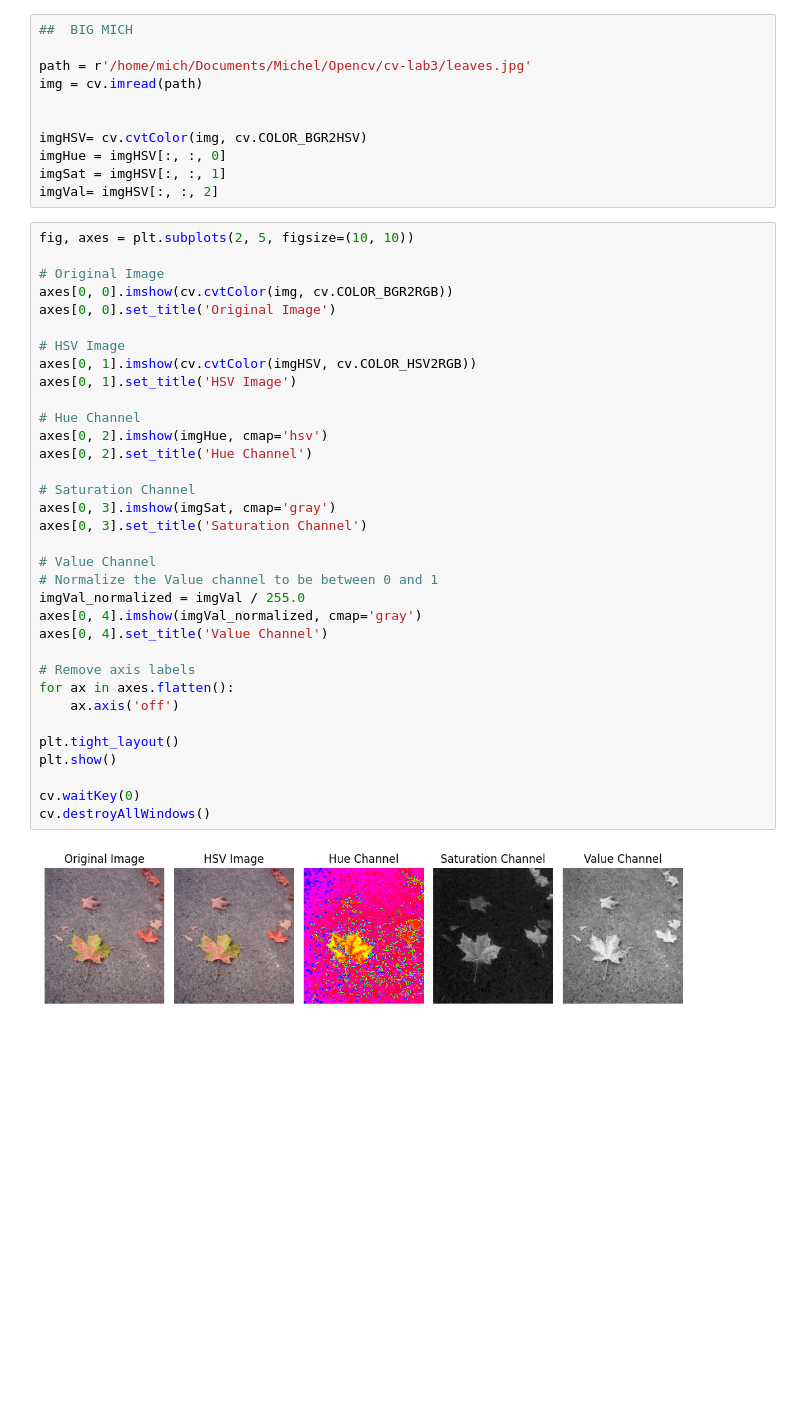
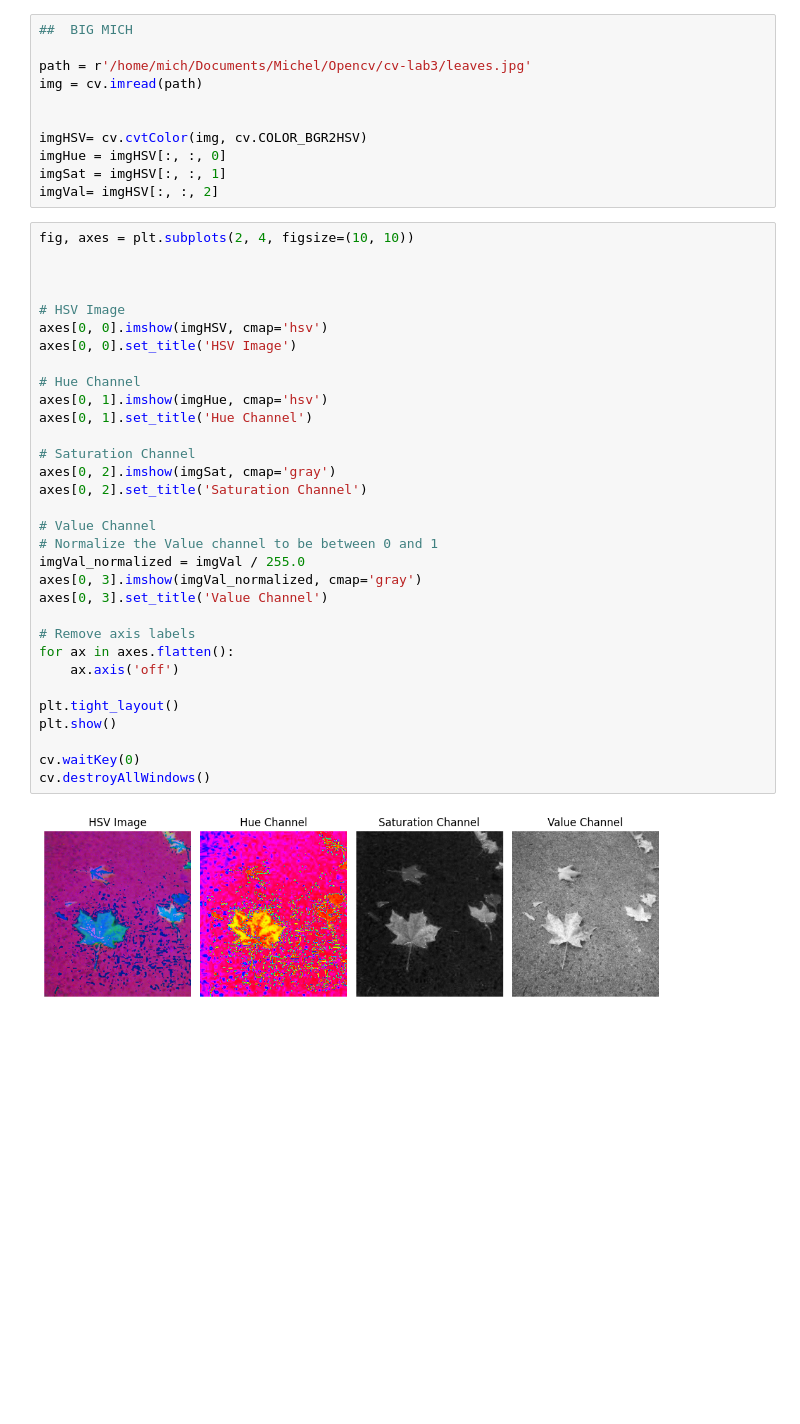
Before and after one commit to Neelxm10/cv-lab3, a Jupyter notebook: cv-lab3.ipynb, the cells around one changed output. Cells and saved outputs as stored; diff of their text form.

```diff
--- a/cv-lab3.ipynb
+++ b/cv-lab3.ipynb
@@ -19,38 +19,36 @@ imgHue = imgHSV[:, :, 0]
 imgSat = imgHSV[:, :, 1]
 imgVal= imgHSV[:, :, 2]
 # %%
-fig, axes = plt.subplots(2, 5, figsize=(10, 10))
+fig, axes = plt.subplots(2, 4, figsize=(10, 10))
 
-# Original Image
-axes[0, 0].imshow(cv.cvtColor(img, cv.COLOR_BGR2RGB))
-axes[0, 0].set_title('Original Image')
+
 
 # HSV Image
-axes[0, 1].imshow(cv.cvtColor(imgHSV, cv.COLOR_HSV2RGB))
-axes[0, 1].set_title('HSV Image')
+axes[0, 0].imshow(imgHSV, cmap='hsv')
+axes[0, 0].set_title('HSV Image')
 
 # Hue Channel
-axes[0, 2].imshow(imgHue, cmap='hsv')
-axes[0, 2].set_title('Hue Channel')
+axes[0, 1].imshow(imgHue, cmap='hsv')
+axes[0, 1].set_title('Hue Channel')
 
 # Saturation Channel
-axes[0, 3].imshow(imgSat, cmap='gray')
-axes[0, 3].set_title('Saturation Channel')
+axes[0, 2].imshow(imgSat, cmap='gray')
+axes[0, 2].set_title('Saturation Channel')
 
 # Value Channel
 # Normalize the Value channel to be between 0 and 1
 imgVal_normalized = imgVal / 255.0
-axes[0, 4].imshow(imgVal_normalized, cmap='gray')
-axes[0, 4].set_title('Value Channel')
+axes[0, 3].imshow(imgVal_normalized, cmap='gray')
+axes[0, 3].set_title('Value Channel')
 
 # Remove axis labels
 for ax in axes.flatten():
     ax.axis('off')
 
 plt.tight_layout()
 plt.show()
 
 cv.waitKey(0)
 cv.destroyAllWindows()
 # %% [output]
-[figure, old version]
+[figure, new version]
```
Also changed, not shown: 1 other file.
